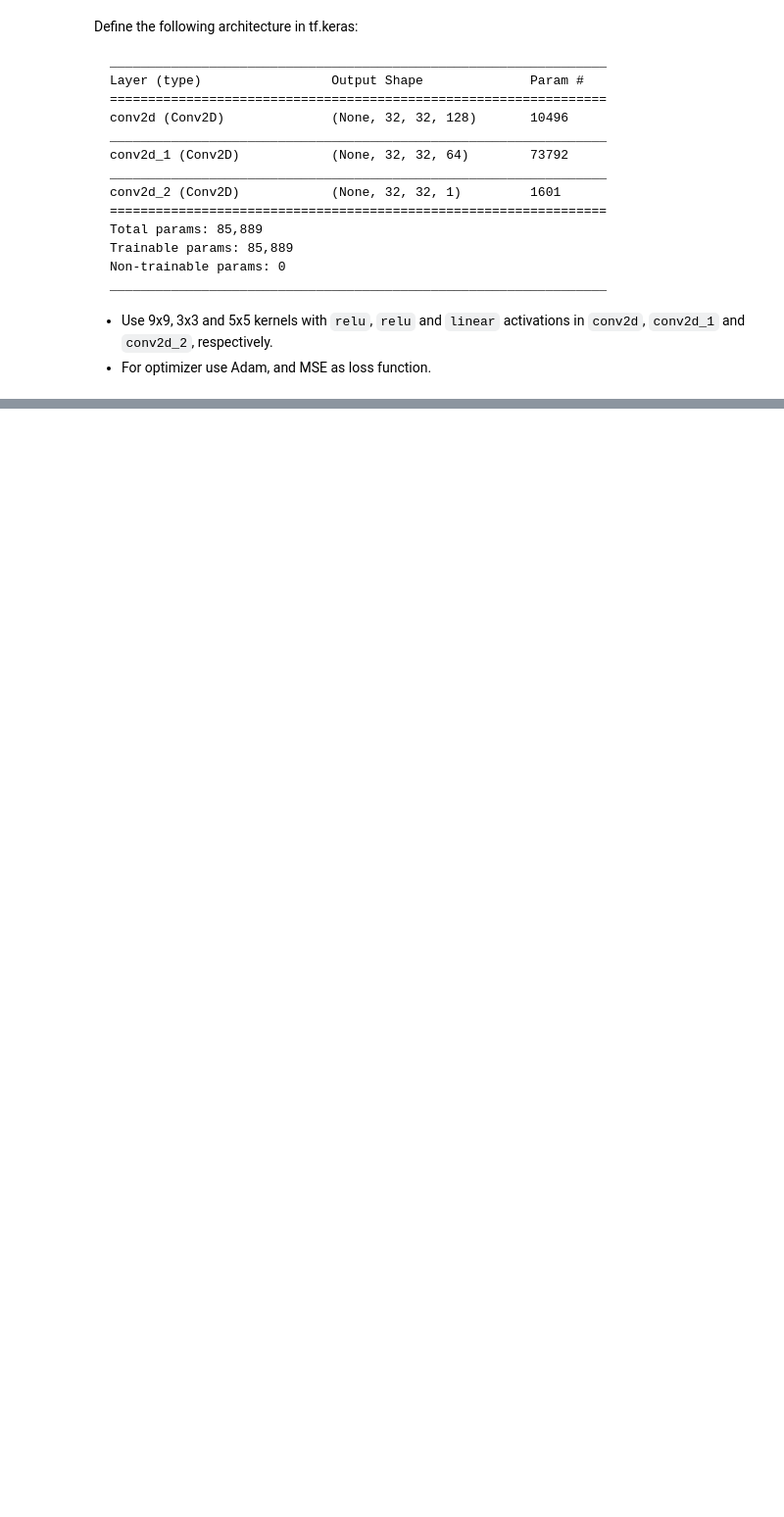
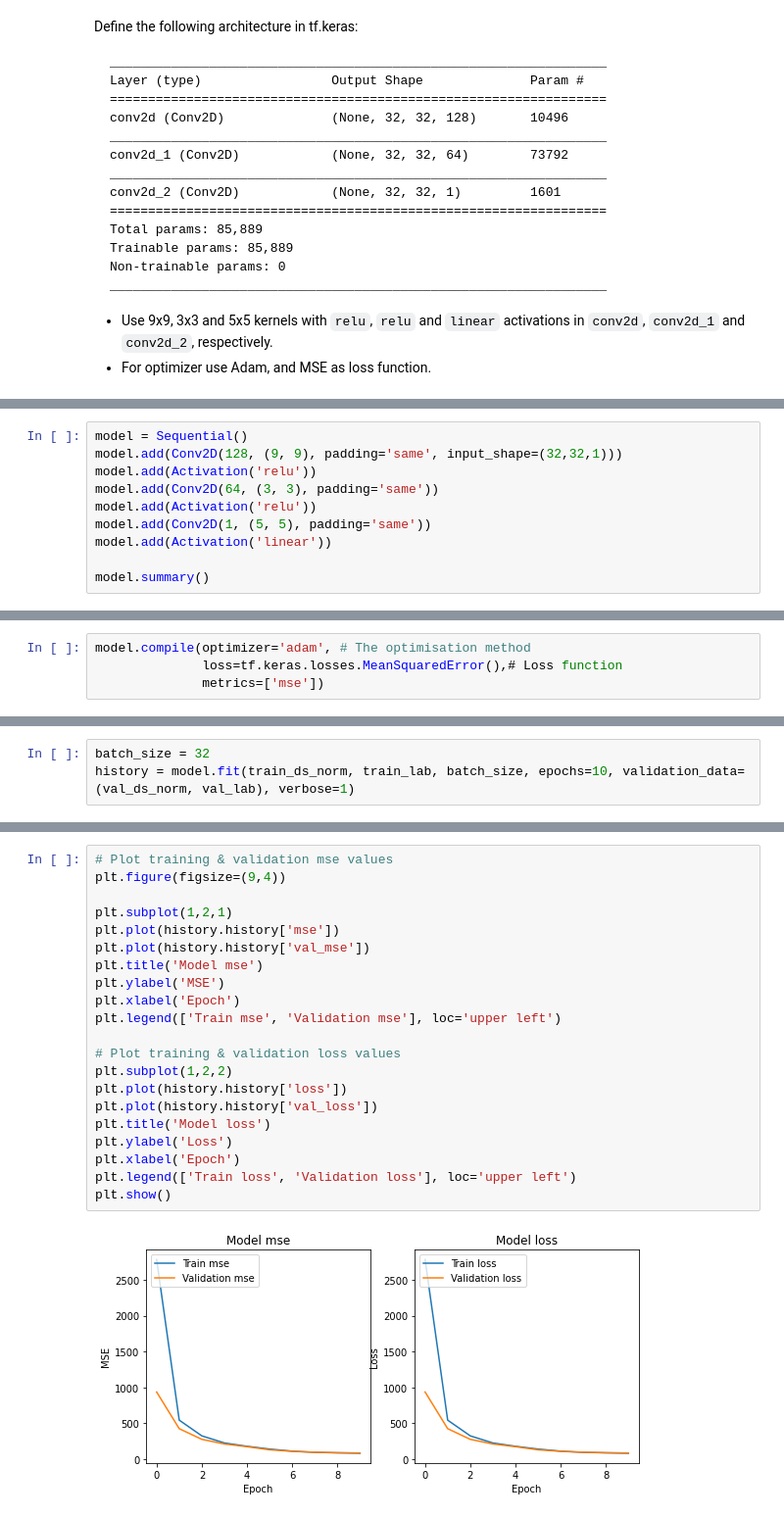
Before and after one commit to AnupamaRajkumar/AppliedDeepLearning, a Jupyter notebook: SuperResolution.ipynb, the cells around one changed output, grey strips where cells are left out. Shown at 98% size. Saved outputs shown, nothing was run; the diff lists cells and outputs as text; blank space fills up the shorter version.

```diff
--- a/SuperResolution.ipynb
+++ b/SuperResolution.ipynb
@@ -269,0 +301,10 @@ _________________________________________________________________
+# %%
+model = Sequential()
+model.add(Conv2D(128, (9, 9), padding='same', input_shape=(32,32,1)))
+model.add(Activation('relu'))
+model.add(Conv2D(64, (3, 3), padding='same'))
+model.add(Activation('relu'))
+model.add(Conv2D(1, (5, 5), padding='same'))
+model.add(Activation('linear'))
+
+model.summary()
@@ -269,0 +332,4 @@ _________________________________________________________________
+# %%
+model.compile(optimizer='adam', # The optimisation method
+              loss=tf.keras.losses.MeanSquaredError(),# Loss function
+              metrics=['mse'])
@@ -269,0 +339,3 @@ _________________________________________________________________
+# %%
+batch_size = 32
+history = model.fit(train_ds_norm, train_lab, batch_size, epochs=10, validation_data=(val_ds_norm, val_lab), verbose=1)
@@ -269,0 +368,23 @@ _________________________________________________________________
+# %%
+# Plot training & validation mse values
+plt.figure(figsize=(9,4))
+
+plt.subplot(1,2,1)
+plt.plot(history.history['mse'])
+plt.plot(history.history['val_mse'])
+plt.title('Model mse')
+plt.ylabel('MSE')
+plt.xlabel('Epoch')
+plt.legend(['Train mse', 'Validation mse'], loc='upper left')
+
+# Plot training & validation loss values
+plt.subplot(1,2,2)
+plt.plot(history.history['loss'])
+plt.plot(history.history['val_loss'])
+plt.title('Model loss')
+plt.ylabel('Loss')
+plt.xlabel('Epoch')
+plt.legend(['Train loss', 'Validation loss'], loc='upper left')
+plt.show()
+# %% [output]
+[figure, added]
```
Also changed, not shown: parts of 14 cells of this notebook.
